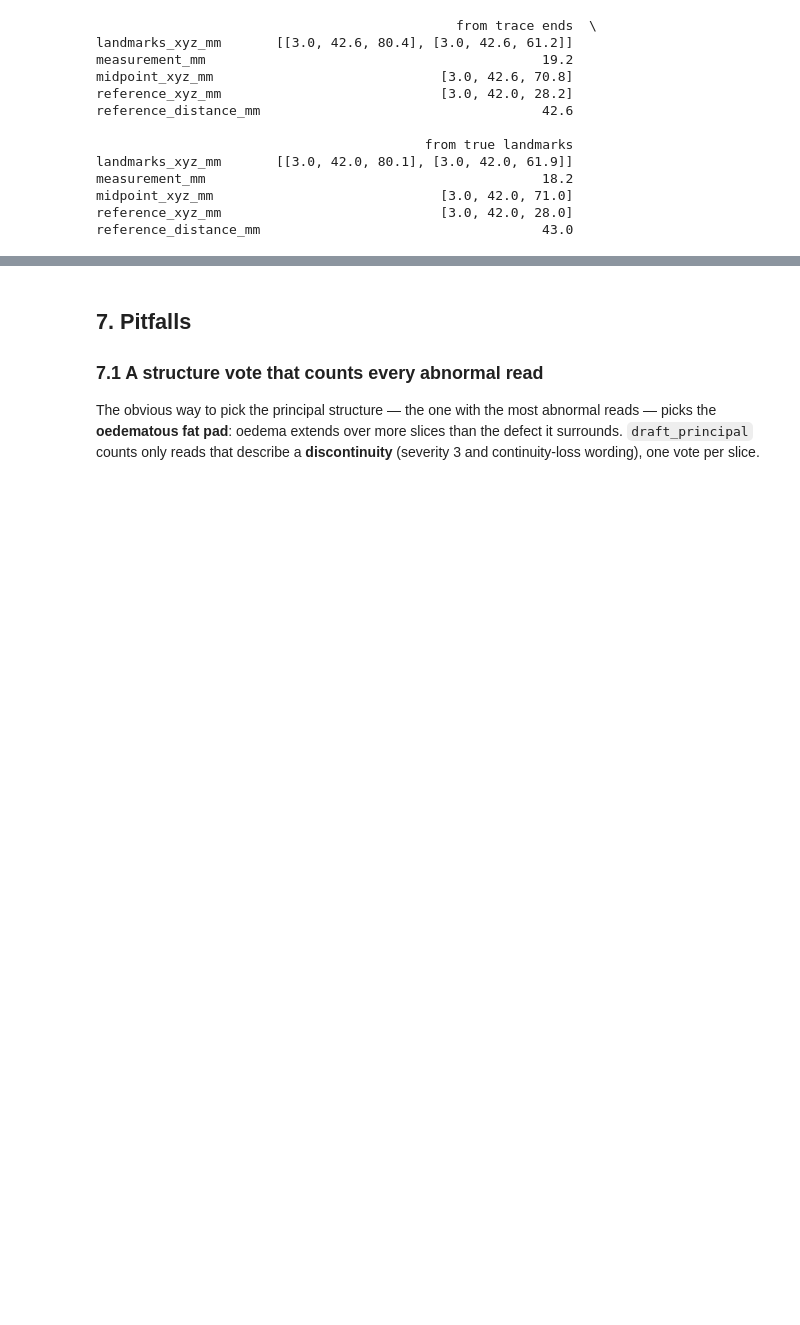
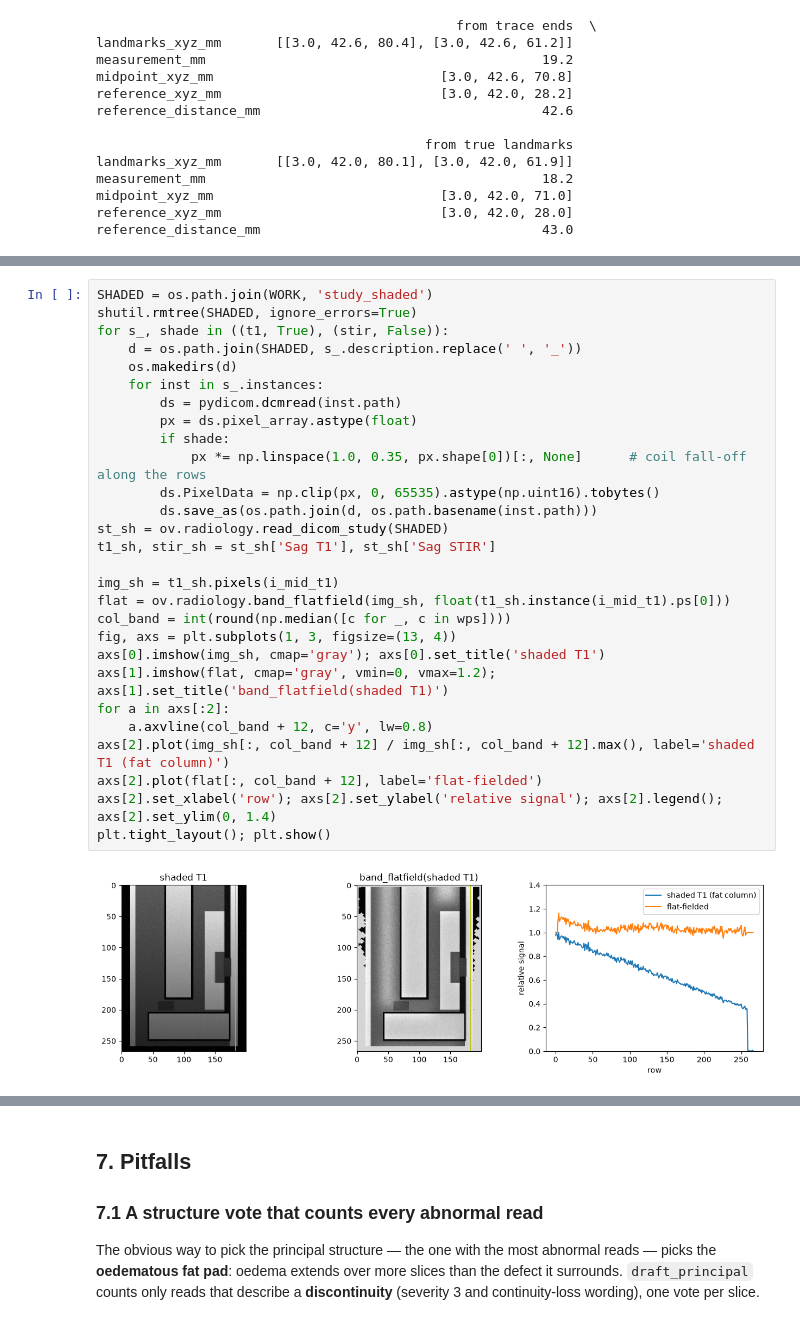
Before and after one commit to omicverse/omicverse-tutorials, a Jupyter notebook: docs/Tutorials-radiology/t_radiology_band_defect.ipynb, the cells around one changed output, grey strips where cells are left out. Cells and saved outputs as stored; diff of their text form; blank space fills up the shorter version.

```diff
--- a/docs/Tutorials-radiology/t_radiology_band_defect.ipynb
+++ b/docs/Tutorials-radiology/t_radiology_band_defect.ipynb
@@ -1123,0 +1156,30 @@ reference_distance_mm                                    43.0
+# %%
+SHADED = os.path.join(WORK, 'study_shaded')
+shutil.rmtree(SHADED, ignore_errors=True)
+for s_, shade in ((t1, True), (stir, False)):
+    d = os.path.join(SHADED, s_.description.replace(' ', '_'))
+    os.makedirs(d)
+    for inst in s_.instances:
+        ds = pydicom.dcmread(inst.path)
+        px = ds.pixel_array.astype(float)
+        if shade:
+            px *= np.linspace(1.0, 0.35, px.shape[0])[:, None]      # coil fall-off along the rows
+        ds.PixelData = np.clip(px, 0, 65535).astype(np.uint16).tobytes()
+        ds.save_as(os.path.join(d, os.path.basename(inst.path)))
+st_sh = ov.radiology.read_dicom_study(SHADED)
+t1_sh, stir_sh = st_sh['Sag T1'], st_sh['Sag STIR']
+
+img_sh = t1_sh.pixels(i_mid_t1)
+flat = ov.radiology.band_flatfield(img_sh, float(t1_sh.instance(i_mid_t1).ps[0]))
+col_band = int(round(np.median([c for _, c in wps])))
+fig, axs = plt.subplots(1, 3, figsize=(13, 4))
+axs[0].imshow(img_sh, cmap='gray'); axs[0].set_title('shaded T1')
+axs[1].imshow(flat, cmap='gray', vmin=0, vmax=1.2); axs[1].set_title('band_flatfield(shaded T1)')
+for a in axs[:2]:
+    a.axvline(col_band + 12, c='y', lw=0.8)
+axs[2].plot(img_sh[:, col_band + 12] / img_sh[:, col_band + 12].max(), label='shaded T1 (fat column)')
+axs[2].plot(flat[:, col_band + 12], label='flat-fielded')
+axs[2].set_xlabel('row'); axs[2].set_ylabel('relative signal'); axs[2].legend(); axs[2].set_ylim(0, 1.4)
+plt.tight_layout(); plt.show()
+# %% [output]
+[figure, added]
```
Also changed, not shown: parts of 7 cells of this notebook.
